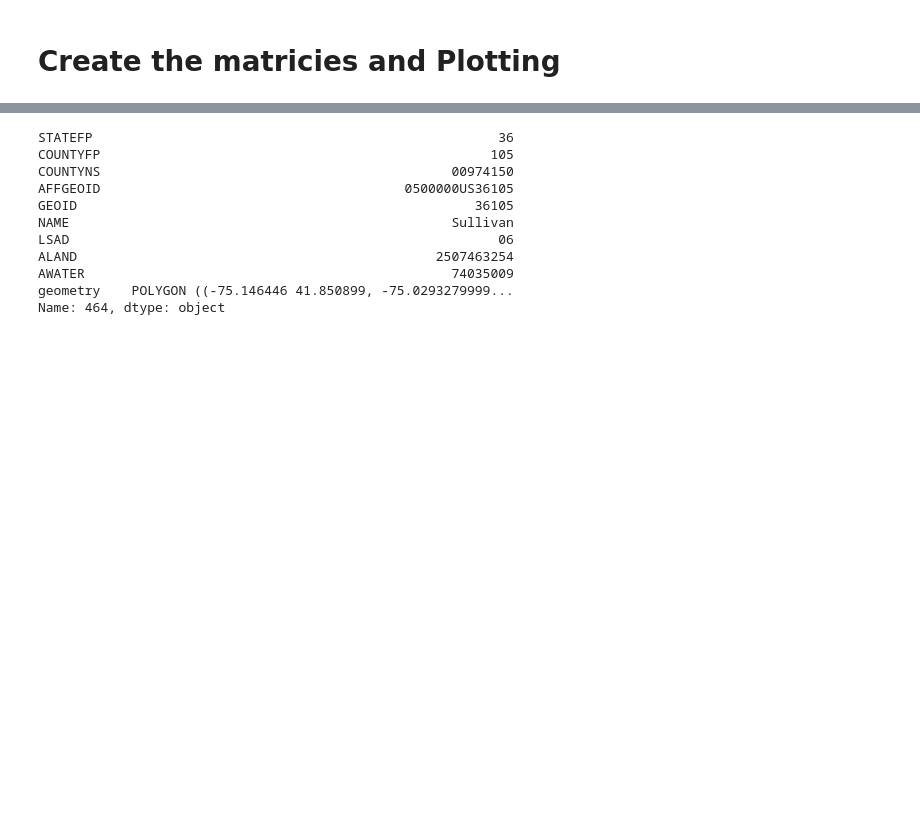
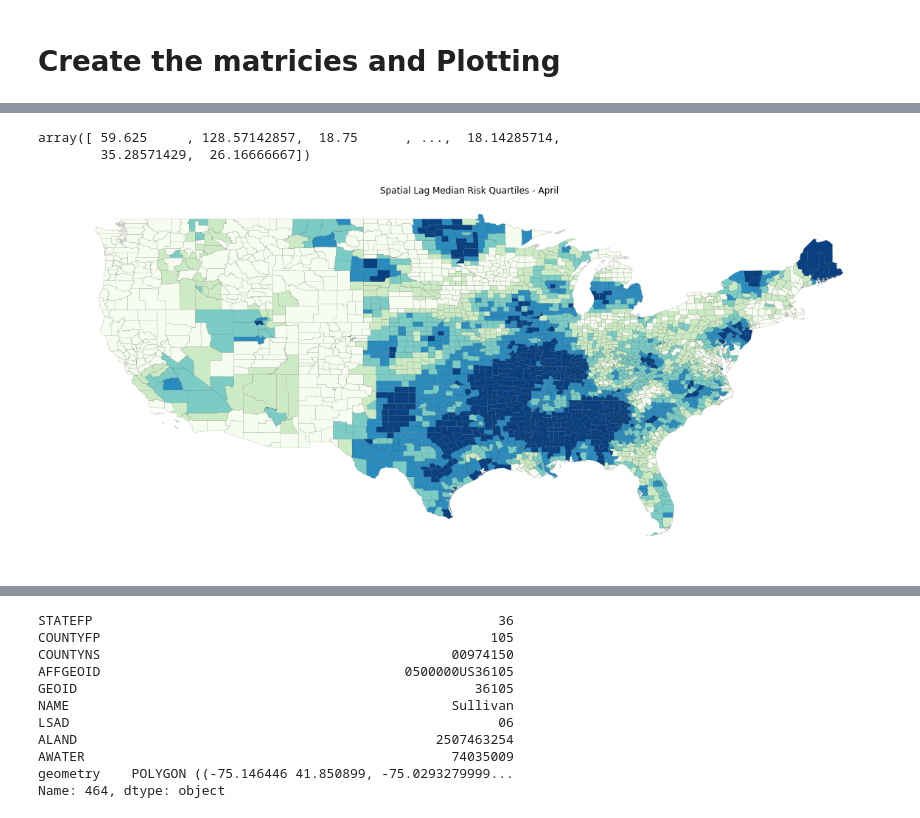
Before and after one commit to jonhartm/SI671_Project, a Jupyter notebook: SI671-Project.ipynb, the cells around one changed output, grey strips where cells are left out. Saved outputs shown, nothing was run; the diff lists cells and outputs as text; code cells hidden in the pictures; blank space fills up the shorter version.

```diff
--- a/SI671-Project.ipynb
+++ b/SI671-Project.ipynb
@@ -376,18 +377,0 @@ county_data = sjoin(data, us_county_map, how='left')
-# %%
-us_county_map = gpd.read_file("data/shape/us_counties/cb_2017_us_county_500k.shp")
-us_county_map.STATEFP = us_county_map.STATEFP.astype(int)
-
-data.crs = us_county_map.crs
-county_data = sjoin(data, us_county_map, how='left')
-us_county_map.set_index("GEOID", inplace=True)
-us_county_map['counts'] = county_data.groupby("GEOID")['x'].sum()
-us_county_map.counts.fillna(0, inplace=True)
-
-ax = us_county_map[
-    (us_county_map.STATEFP<60) &
-    (us_county_map.STATEFP!=2) &
-    (us_county_map.STATEFP!=15)
-].plot(column="counts", figsize=(20,20))
-
-# We can now plot our GeoDataFrame.
-plt.show()
@@ -404,0 +380,4 @@ county_data.head()
+# %%
+%%time
+wq = pysal.weights.Queen.from_dataframe(us_county_map)
+wq.transform = 'r'
@@ -404,0 +389,6 @@ county_data.head()
+# %%
+y = us_county_map['counts']
+ylag = pysal.weights.lag_spatial(wq,y)
+# %% [output]
+array([ 59.625     , 128.57142857,  18.75      , ...,  18.14285714,
+        35.28571429,  26.16666667])
@@ -404,0 +397,12 @@ county_data.head()
+# %%
+ylagq5 = mc.Quantiles(ylag, k=5)
+# %%
+f, ax = plt.subplots(1, figsize=(20, 20))
+us_county_map.assign(cl=ylagq5.yb).plot(column='cl', categorical=True,
+        k=5, cmap='GnBu', linewidth=0.1, ax=ax,
+        edgecolor='black')
+ax.set_axis_off()
+plt.title("Spatial Lag Median Risk Quartiles - April")
+plt.show()
+# %% [output]
+[figure, added]
```
Also changed, not shown: parts of 21 cells of this notebook.
